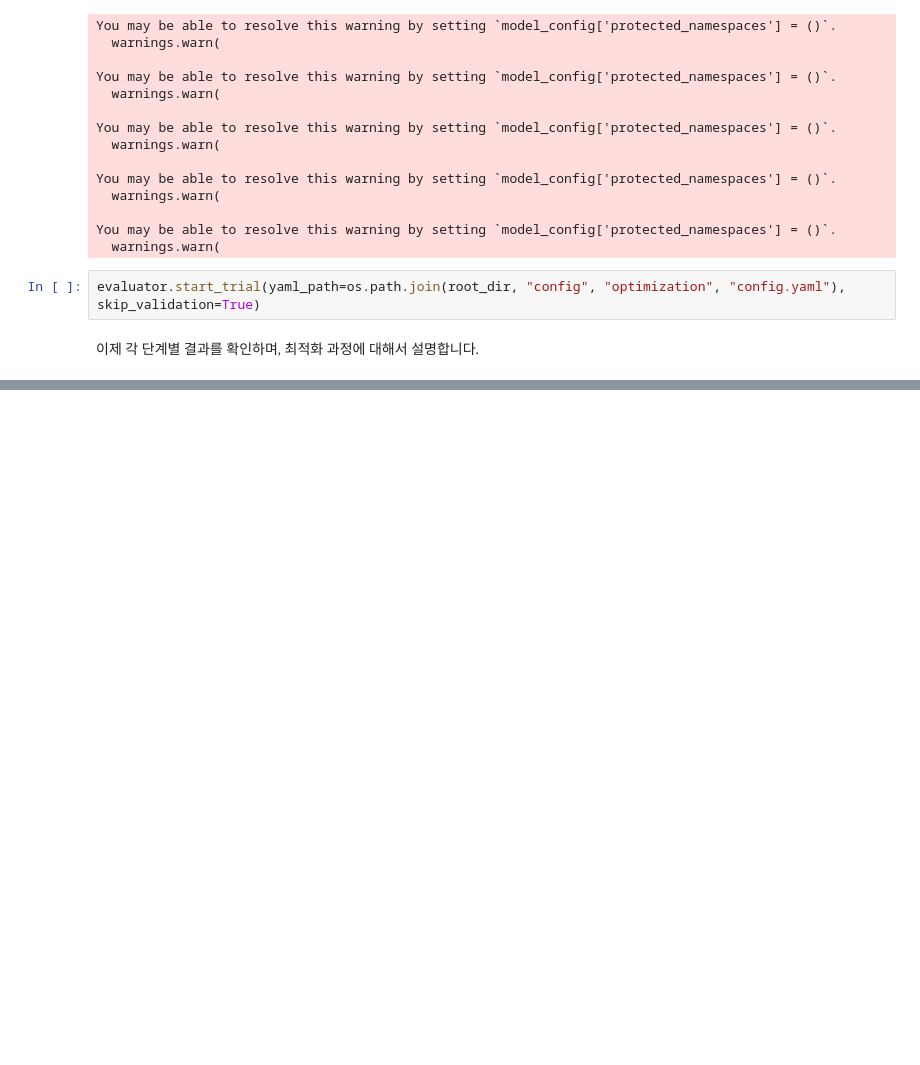
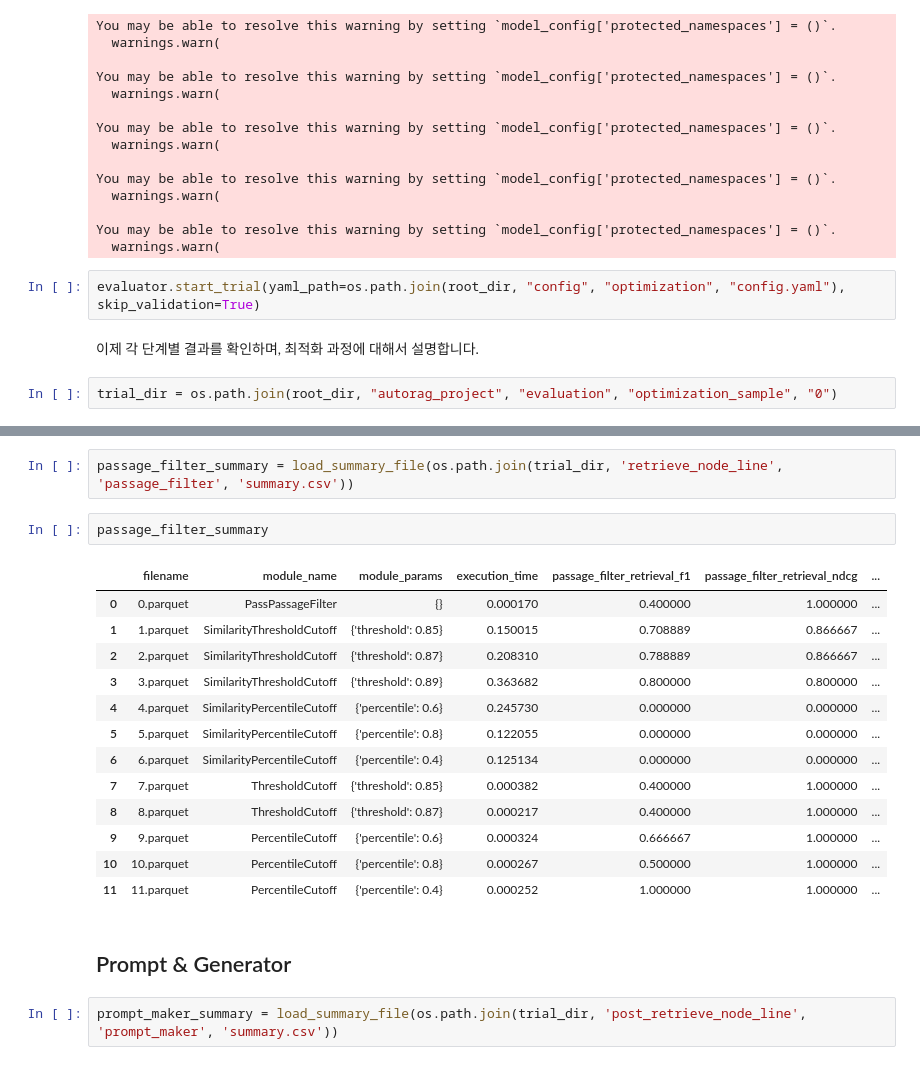
Before and after one commit to Auto-RAG/fast-campus, a Jupyter notebook: notebook/최적화/RAG 최적화 실습.ipynb, the cells around one changed output, grey strips where cells are left out. Drawn from its saved outputs; the diff is of its cells as text; blank space fills up the shorter version.

Commit message:
add extra explain at RAG optimization practice

```diff
--- a/notebook/최적화/RAG 최적화 실습.ipynb
+++ b/notebook/최적화/RAG 최적화 실습.ipynb
@@ -101,3 +102,5 @@ You may be able to resolve this warning by setting `model_config['protected_name
 evaluator.start_trial(yaml_path=os.path.join(root_dir, "config", "optimization", "config.yaml"), skip_validation=True)
 # %% [markdown]
 이제 각 단계별 결과를 확인하며, 최적화 과정에 대해서 설명합니다.
+# %%
+trial_dir = os.path.join(root_dir, "autorag_project", "evaluation", "optimization_sample", "0")
@@ -103,0 +148,22 @@ evaluator.start_trial(yaml_path=os.path.join(root_dir, "config", "optimization",
+# %%
+passage_filter_summary = load_summary_file(os.path.join(trial_dir, 'retrieve_node_line', 'passage_filter', 'summary.csv'))
+# %%
+passage_filter_summary
+# %% [output]
+|  | filename | module_name | module_params | execution_time | passage_filter_retrieval_f1 | passage_filter_retrieval_ndcg | ... |
+| 0 | 0.parquet | PassPassageFilter | {} | 0.000170 | 0.400000 | 1.000000 | ... |
+| 1 | 1.parquet | SimilarityThresholdCutoff | {'threshold': 0.85} | 0.150015 | 0.708889 | 0.866667 | ... |
+| 2 | 2.parquet | SimilarityThresholdCutoff | {'threshold': 0.87} | 0.208310 | 0.788889 | 0.866667 | ... |
+| 3 | 3.parquet | SimilarityThresholdCutoff | {'threshold': 0.89} | 0.363682 | 0.800000 | 0.800000 | ... |
+| 4 | 4.parquet | SimilarityPercentileCutoff | {'percentile': 0.6} | 0.245730 | 0.000000 | 0.000000 | ... |
+| 5 | 5.parquet | SimilarityPercentileCutoff | {'percentile': 0.8} | 0.122055 | 0.000000 | 0.000000 | ... |
+| 6 | 6.parquet | SimilarityPercentileCutoff | {'percentile': 0.4} | 0.125134 | 0.000000 | 0.000000 | ... |
+| 7 | 7.parquet | ThresholdCutoff | {'threshold': 0.85} | 0.000382 | 0.400000 | 1.000000 | ... |
+| 8 | 8.parquet | ThresholdCutoff | {'threshold': 0.87} | 0.000217 | 0.400000 | 1.000000 | ... |
+| 9 | 9.parquet | PercentileCutoff | {'percentile': 0.6} | 0.000324 | 0.666667 | 1.000000 | ... |
+| 10 | 10.parquet | PercentileCutoff | {'percentile': 0.8} | 0.000267 | 0.500000 | 1.000000 | ... |
+| 11 | 11.parquet | PercentileCutoff | {'percentile': 0.4} | 0.000252 | 1.000000 | 1.000000 | ... |
+# %% [markdown]
+## Prompt & Generator
+# %%
+prompt_maker_summary = load_summary_file(os.path.join(trial_dir, 'post_retrieve_node_line', 'prompt_maker', 'summary.csv'))
```
Also changed, not shown: parts of 15 cells of this notebook.
